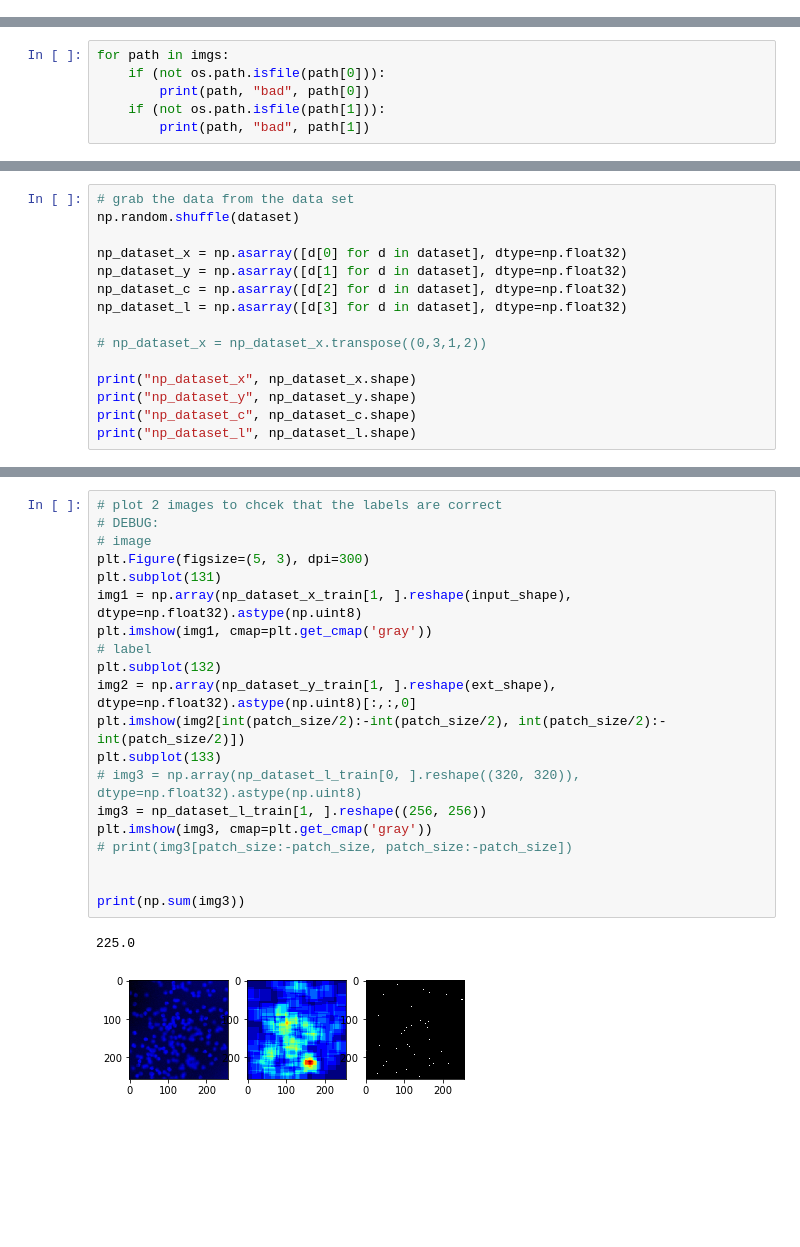
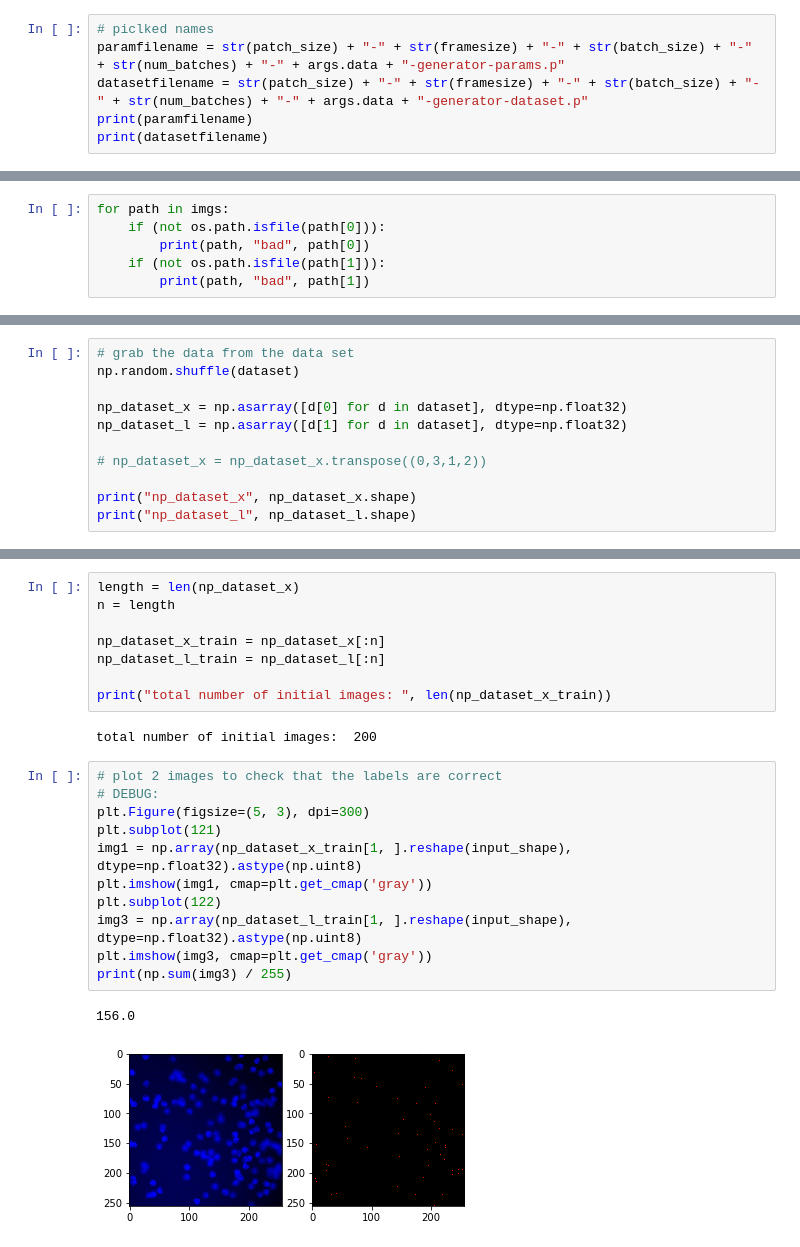
Before and after one commit to PreibischLab/dl-cell-counting, a Jupyter notebook: algorithm/data-augmentation.ipynb, the cells around one changed output, grey strips where cells are left out. Drawn from its saved outputs; the diff is of its cells as text; blank space fills up the shorter version.

```diff
--- a/algorithm/data-augmentation.ipynb
+++ b/algorithm/data-augmentation.ipynb
@@ -120,0 +76,6 @@ ef 1024.0
+# %%
+# piclked names
+paramfilename = str(patch_size) + "-" + str(framesize) + "-" + str(batch_size) + "-" + str(num_batches) + "-" + args.data + "-generator-params.p"
+datasetfilename = str(patch_size) + "-" + str(framesize) + "-" + str(batch_size) + "-" + str(num_batches) + "-" + args.data + "-generator-dataset.p"
+print(paramfilename)
+print(datasetfilename)
@@ -320,15 +175,11 @@ DONE
 np.random.shuffle(dataset)
 
 np_dataset_x = np.asarray([d[0] for d in dataset], dtype=np.float32)
-np_dataset_y = np.asarray([d[1] for d in dataset], dtype=np.float32)
-np_dataset_c = np.asarray([d[2] for d in dataset], dtype=np.float32)
-np_dataset_l = np.asarray([d[3] for d in dataset], dtype=np.float32)
+np_dataset_l = np.asarray([d[1] for d in dataset], dtype=np.float32)
 
 # np_dataset_x = np_dataset_x.transpose((0,3,1,2))
 
 print("np_dataset_x", np_dataset_x.shape)
-print("np_dataset_y", np_dataset_y.shape)
-print("np_dataset_c", np_dataset_c.shape)
 print("np_dataset_l", np_dataset_l.shape)
 # %% [output]
 np_dataset_x (200, 256, 256, 3)
@@ -365,23 +187,24 @@ np_dataset_x_test 50
+# %%
+length = len(np_dataset_x)
+n = length
+
+np_dataset_x_train = np_dataset_x[:n]
+np_dataset_l_train = np_dataset_l[:n]
+
+print("total number of initial images: ", len(np_dataset_x_train))
+# %% [output]
+total number of initial images:  200
 # %%
-# plot 2 images to chcek that the labels are correct
+# plot 2 images to check that the labels are correct
 # DEBUG:
-# image
 plt.Figure(figsize=(5, 3), dpi=300)
-plt.subplot(131)
+plt.subplot(121)
 img1 = np.array(np_dataset_x_train[1, ].reshape(input_shape), dtype=np.float32).astype(np.uint8)
 plt.imshow(img1, cmap=plt.get_cmap('gray'))
-# label
-plt.subplot(132)
-img2 = np.array(np_dataset_y_train[1, ].reshape(ext_shape), dtype=np.float32).astype(np.uint8)[:,:,0]
-plt.imshow(img2[int(patch_size/2):-int(patch_size/2), int(patch_size/2):-int(patch_size/2)])
-plt.subplot(133)
-# img3 = np.array(np_dataset_l_train[0, ].reshape((320, 320)), dtype=np.float32).astype(np.uint8)
-img3 = np_dataset_l_train[1, ].reshape((256, 256))
+plt.subplot(122)
+img3 = np.array(np_dataset_l_train[1, ].reshape(input_shape), dtype=np.float32).astype(np.uint8)
 plt.imshow(img3, cmap=plt.get_cmap('gray'))
-# print(img3[patch_size:-patch_size, patch_size:-patch_size])
-
-
-print(np.sum(img3))
+print(np.sum(img3) / 255)
 # %% [output]
-225.0
+156.0
-[figure, old version]
+[figure, new version]
```
Also changed, not shown: parts of 20 cells of this notebook.
